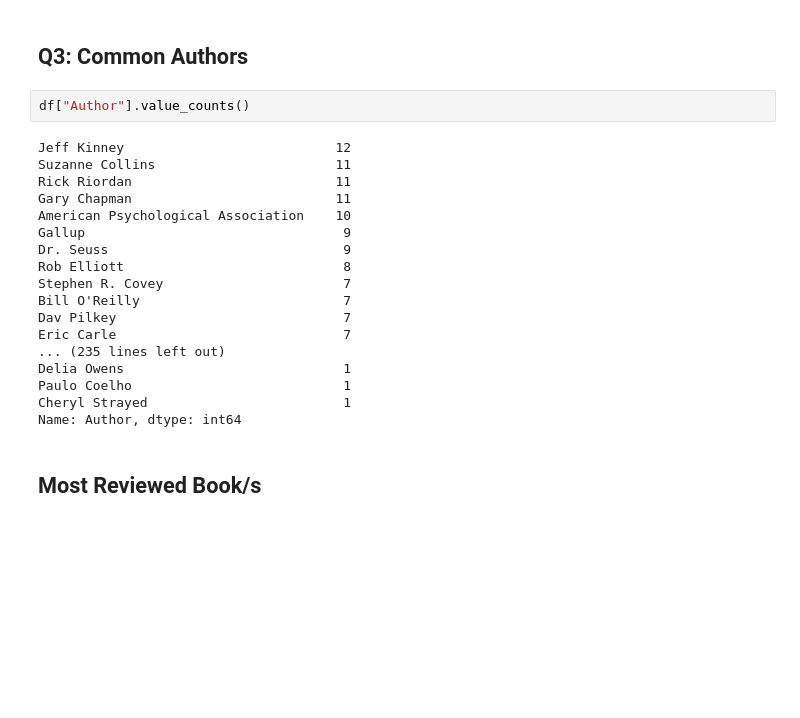
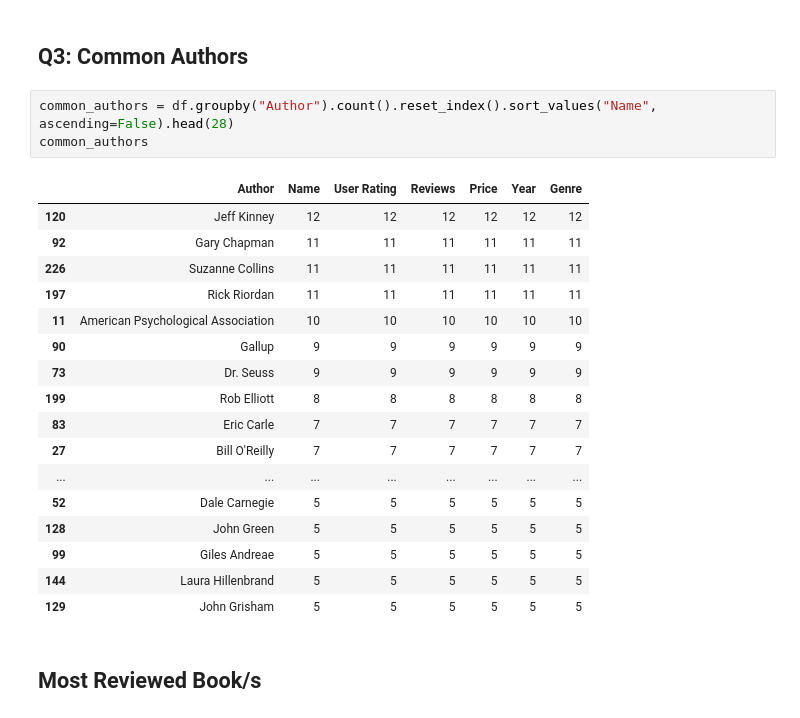
Before and after one commit to Charles2005/Amazon-Bestselling-Books-EDA, a Jupyter notebook: Files/Amazon-Top-Books-EDA.ipynb, the cells around one changed output. Cells and saved outputs as stored; diff of their text form; blank space fills up the shorter version.

```diff
--- a/Files/Amazon-Top-Books-EDA.ipynb
+++ b/Files/Amazon-Top-Books-EDA.ipynb
@@ -101,25 +101,26 @@ df[df["User Rating"] < 4]
 # %% [markdown]
 ## Q3: Common Authors
 # %%
-df["Author"].value_counts()
+common_authors = df.groupby("Author").count().reset_index().sort_values("Name", ascending=False).head(28)
+common_authors
 # %% [output]
-Jeff Kinney                           12
-Suzanne Collins                       11
-Rick Riordan                          11
-Gary Chapman                          11
-American Psychological Association    10
-Gallup                                 9
-Dr. Seuss                              9
-Rob Elliott                            8
-Stephen R. Covey                       7
-Bill O'Reilly                          7
-Dav Pilkey                             7
-Eric Carle                             7
-... (235 lines left out)
-Delia Owens                            1
-Paulo Coelho                           1
-Cheryl Strayed                         1
-Name: Author, dtype: int64
+|  | Author | Name | User Rating | Reviews | Price | Year | Genre |
+| 120 | Jeff Kinney | 12 | 12 | 12 | 12 | 12 | 12 |
+| 92 | Gary Chapman | 11 | 11 | 11 | 11 | 11 | 11 |
+| 226 | Suzanne Collins | 11 | 11 | 11 | 11 | 11 | 11 |
+| 197 | Rick Riordan | 11 | 11 | 11 | 11 | 11 | 11 |
+| 11 | American Psychological Association | 10 | 10 | 10 | 10 | 10 | 10 |
+| 90 | Gallup | 9 | 9 | 9 | 9 | 9 | 9 |
+| 73 | Dr. Seuss | 9 | 9 | 9 | 9 | 9 | 9 |
+| 199 | Rob Elliott | 8 | 8 | 8 | 8 | 8 | 8 |
+| 83 | Eric Carle | 7 | 7 | 7 | 7 | 7 | 7 |
+| 27 | Bill O'Reilly | 7 | 7 | 7 | 7 | 7 | 7 |
+| ... | ... | ... | ... | ... | ... | ... | ... |
+| 52 | Dale Carnegie | 5 | 5 | 5 | 5 | 5 | 5 |
+| 128 | John Green | 5 | 5 | 5 | 5 | 5 | 5 |
+| 99 | Giles Andreae | 5 | 5 | 5 | 5 | 5 | 5 |
+| 144 | Laura Hillenbrand | 5 | 5 | 5 | 5 | 5 | 5 |
+| 129 | John Grisham | 5 | 5 | 5 | 5 | 5 | 5 |
 # %% [markdown]
 ## Most Reviewed Book/s
 # %%
```
Also changed, not shown: parts of 2 cells of this notebook.
